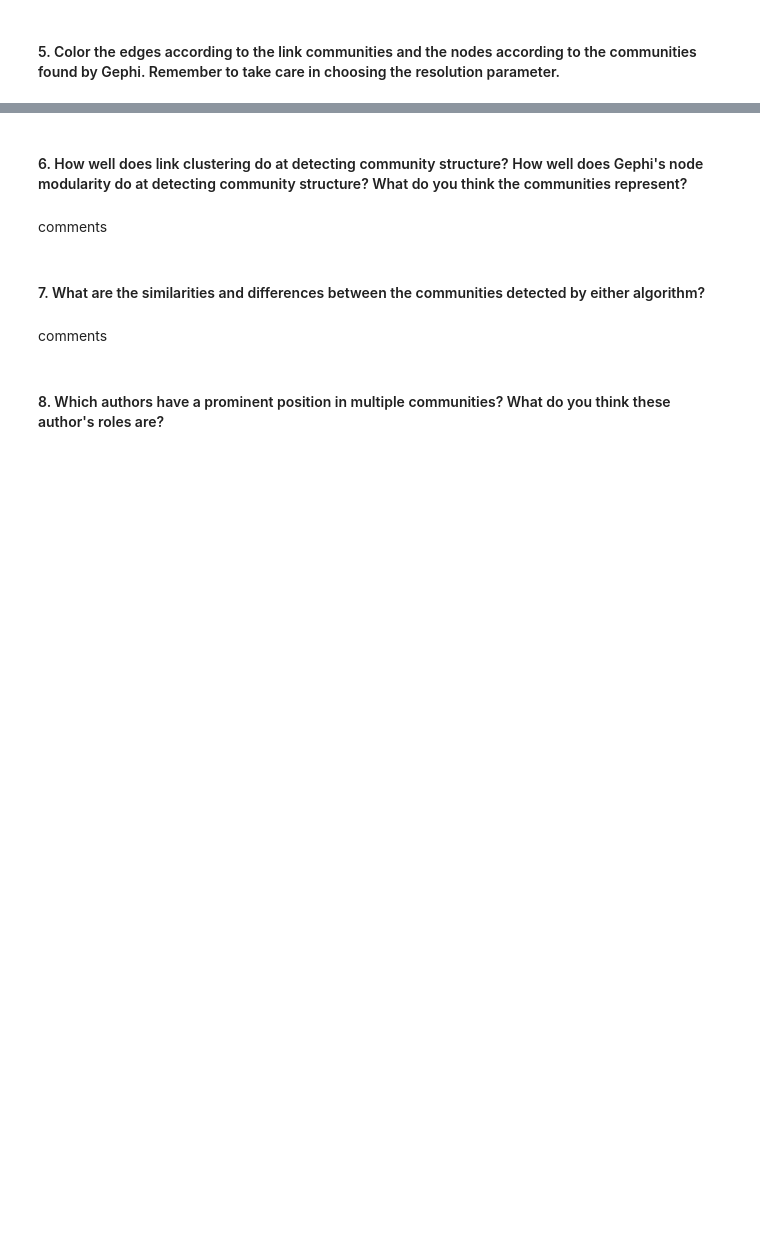
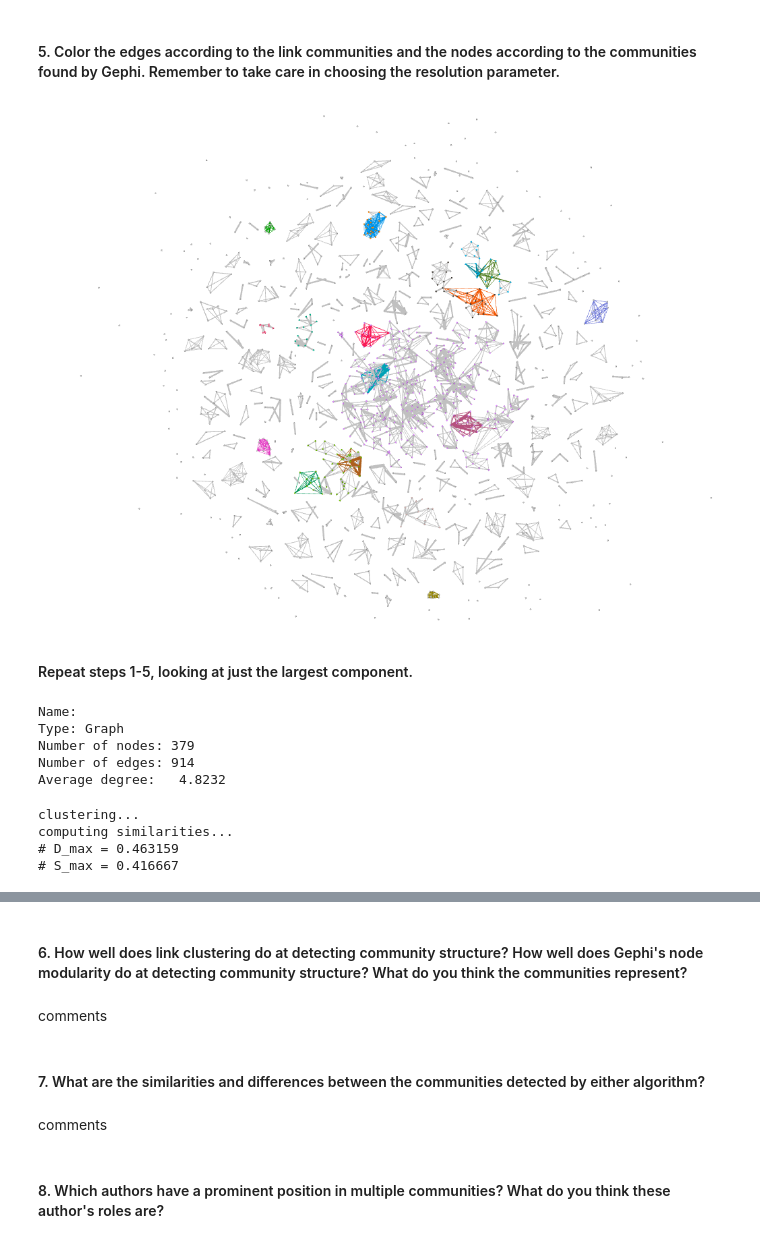
Before and after one commit to muftring/iu-netsci, a Jupyter notebook: week-08/w08_link-communities_uftring_michael.ipynb, the cells around one changed output, grey strips where cells are left out. Drawn from its saved outputs; the diff is of its cells as text; code cells hidden in the pictures; blank space fills up the shorter version.

```diff
--- a/week-08/w08_link-communities_uftring_michael.ipynb
+++ b/week-08/w08_link-communities_uftring_michael.ipynb
@@ -215,2 +236,8 @@ nx.write_gexf(graph, "network-science-collaboration-network.gexf")
 # %% [markdown]
 #### 5. Color the edges according to the link communities and the nodes according to the communities found by Gephi. Remember to take care in choosing the resolution parameter.
+# %%
+Image(filename="screenshot_062812.png")
+# %% [output]
+[figure, added]
+# %% [markdown]
+#### Repeat steps 1-5, looking at just the largest component.
@@ -216,0 +246,15 @@ nx.write_gexf(graph, "network-science-collaboration-network.gexf")
+# %%
+print(nx.info(largest_component))
+# %% [output]
+Name:
+Type: Graph
+Number of nodes: 379
+Number of edges: 914
+Average degree:   4.8232
+# %%
+e2c, S, D, Dlist = linkcom.cluster(largest_component)
+# %% [output]
+clustering...
+computing similarities...
+# D_max = 0.463159
+# S_max = 0.416667
```
Also changed, not shown: parts of 16 cells of this notebook, 5 other files.
